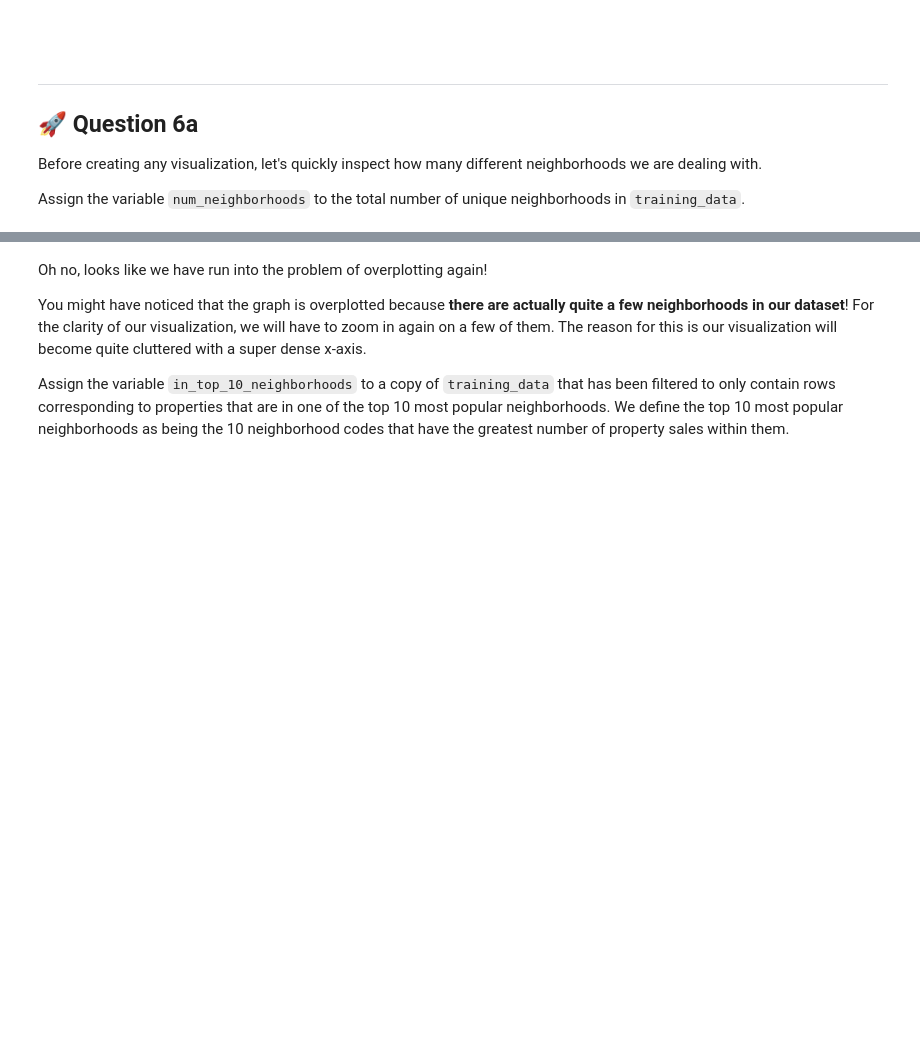
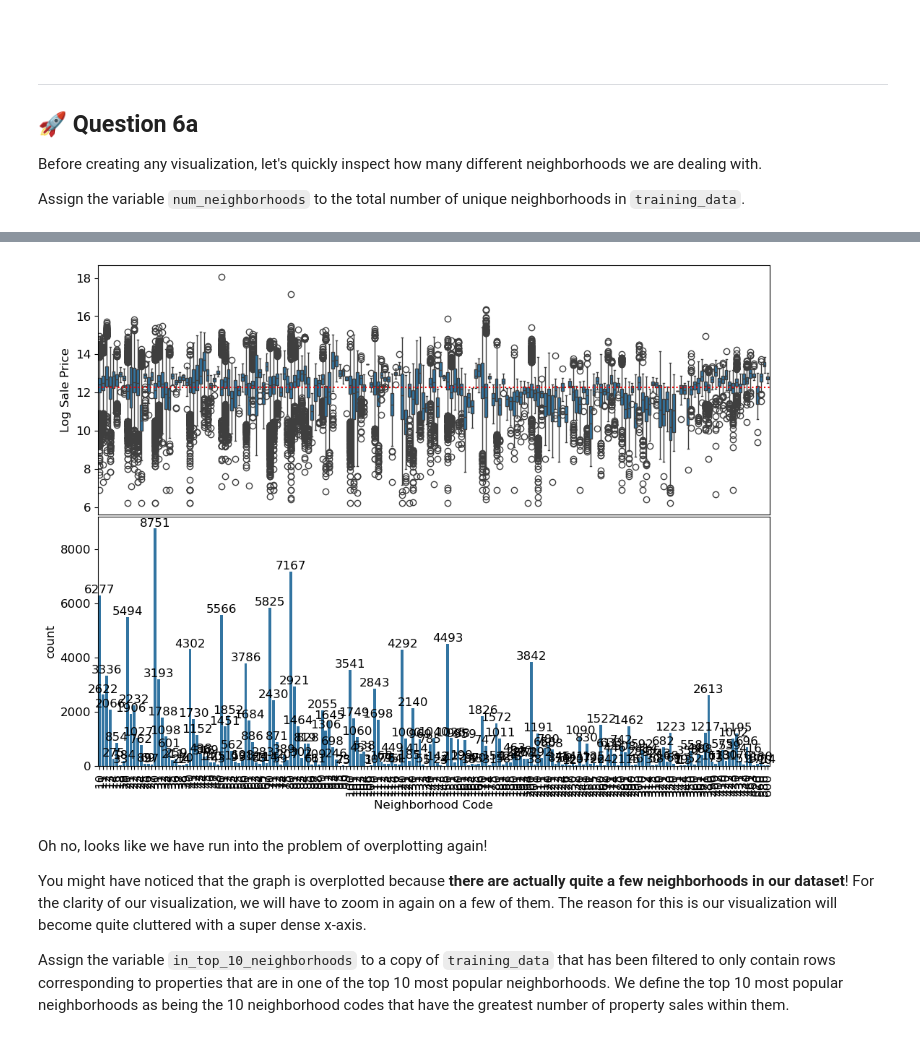
Before and after one commit to zaddle55/sp26-ds100-material, a Jupyter notebook: proj/projA1/projA1.ipynb, the cells around one changed output, grey strips where cells are left out. Saved outputs shown, nothing was run; the diff lists cells and outputs as text; code cells hidden in the pictures; blank space fills up the shorter version.

```diff
--- a/proj/projA1/projA1.ipynb
+++ b/proj/projA1/projA1.ipynb
@@ -613,7 +644,8 @@ def add_total_bathrooms(data):
 
     """
     with_rooms = data.copy()
-    ...
+    with_rooms['Bathrooms'] = with_rooms['Description'].str.extract(r'(?P<Bathrooms>\d+\.\d+).*?bathrooms\.$').astype('float')
+
 
     return with_rooms
 
@@ -704,6 +744,10 @@ def plot_categorical(neighborhoods):
 
     # Narrow the gap between the plots
     plt.subplots_adjust(hspace=0.01)
+# %%
+plot_categorical(training_data)
+# %% [output]
+[figure, added]
 # %% [markdown]
 Oh no, looks like we have run into the problem of overplotting again!
 
```
Also changed, not shown: parts of 39 cells of this notebook.
